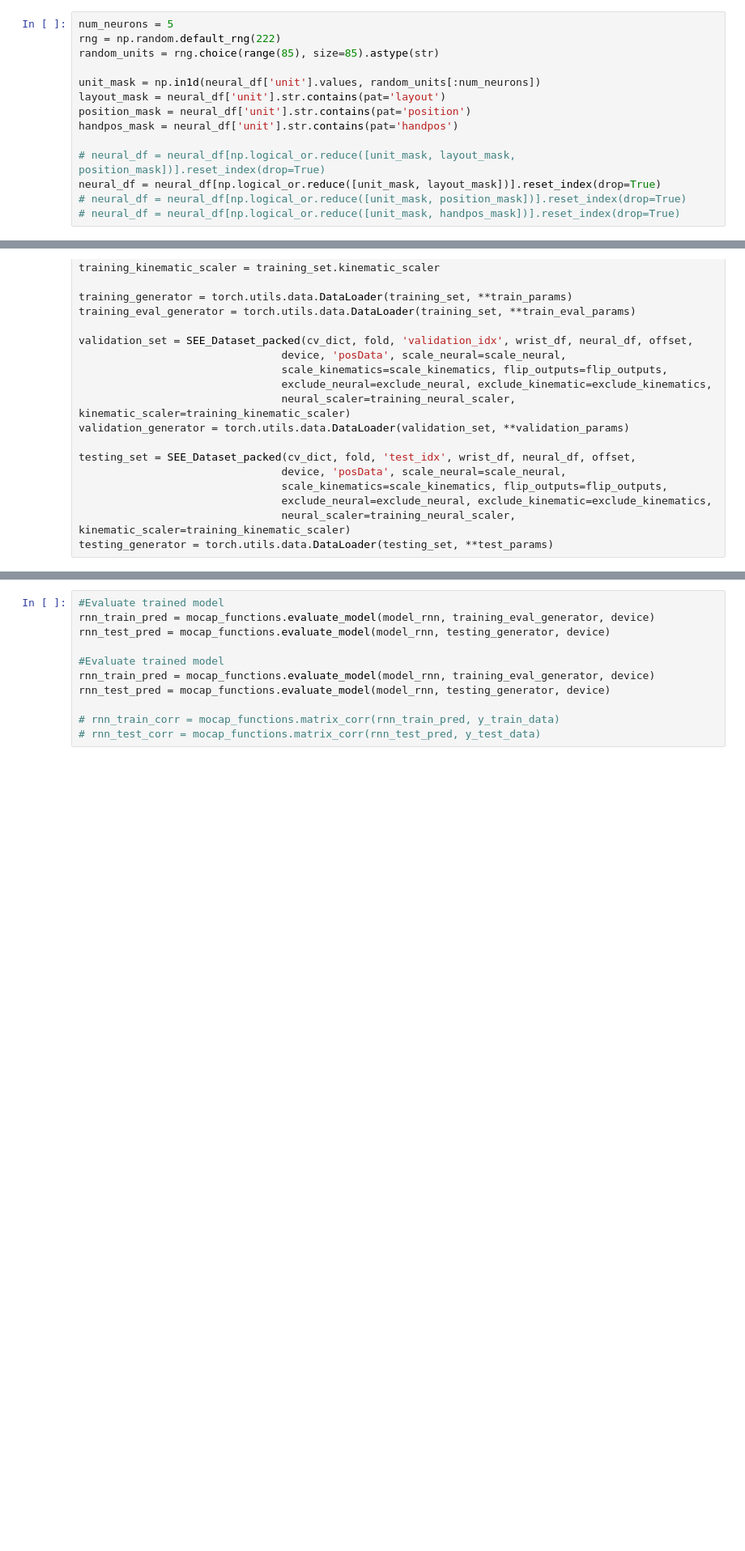
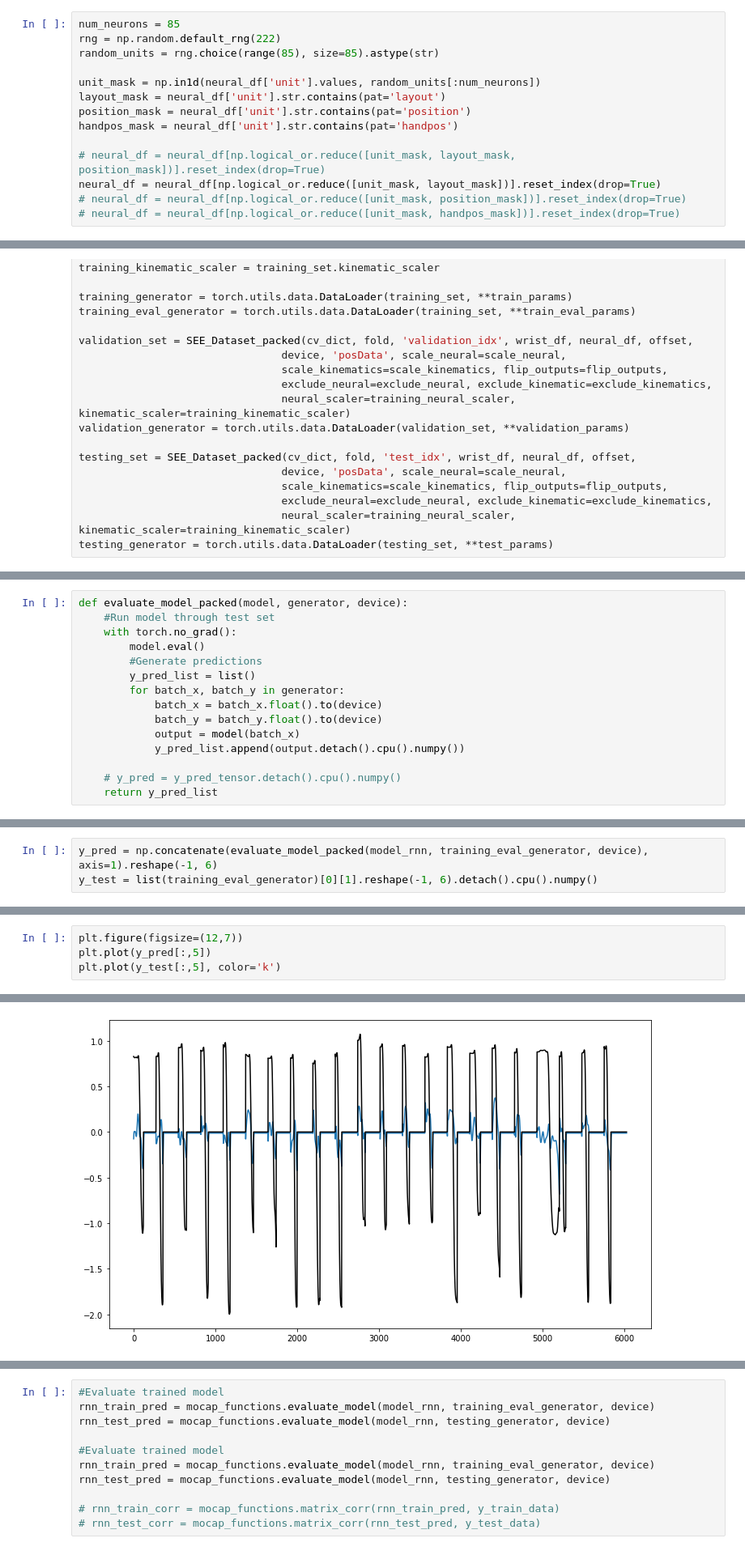
Before and after one commit to ntolley/SEE_decoding, a Jupyter notebook: notebooks/pack_sequences.ipynb, the cells around one changed output, grey strips where cells are left out. Shown at 81% size. Drawn from its saved outputs; the diff is of its cells as text; blank space fills up the shorter version.

```diff
--- a/notebooks/pack_sequences.ipynb
+++ b/notebooks/pack_sequences.ipynb
@@ -113,7 +113,7 @@ for fold, (train_val_idx, test_idx) in enumerate(cv_split.split(trial_ids)):
                          'test_idx':trial_ids[test_idx],
                          'validation_idx':trial_ids[train_val_idx[v_idx]]}
 # %%
-num_neurons = 5
+num_neurons = 85
 rng = np.random.default_rng(222)
 random_units = rng.choice(range(85), size=85).astype(str)
 
@@ -469,0 +471,15 @@ Epoch: 10/10 ... Train Loss: 0.0151  ... Validation Loss: 0.2852
+# %%
+def evaluate_model_packed(model, generator, device):
+    #Run model through test set
+    with torch.no_grad():
+        model.eval()
+        #Generate predictions
+        y_pred_list = list()
+        for batch_x, batch_y in generator:
+            batch_x = batch_x.float().to(device)
+            batch_y = batch_y.float().to(device)
+            output = model(batch_x)
+            y_pred_list.append(output.detach().cpu().numpy())
+
+    # y_pred = y_pred_tensor.detach().cpu().numpy()
+    return y_pred_list
@@ -469,0 +489,3 @@ Epoch: 10/10 ... Train Loss: 0.0151  ... Validation Loss: 0.2852
+# %%
+y_pred = np.concatenate(evaluate_model_packed(model_rnn, training_eval_generator, device), axis=1).reshape(-1, 6)
+y_test = list(training_eval_generator)[0][1].reshape(-1, 6).detach().cpu().numpy()
@@ -469,0 +501,5 @@ Epoch: 10/10 ... Train Loss: 0.0151  ... Validation Loss: 0.2852
+# %%
+plt.figure(figsize=(12,7))
+plt.plot(y_pred[:,5])
+plt.plot(y_test[:,5], color='k')
+# %% [output]
@@ -469,0 +507 @@ Epoch: 10/10 ... Train Loss: 0.0151  ... Validation Loss: 0.2852
+[figure, added]
```
Also changed, not shown: parts of 9 cells of this notebook, 3 other files.
